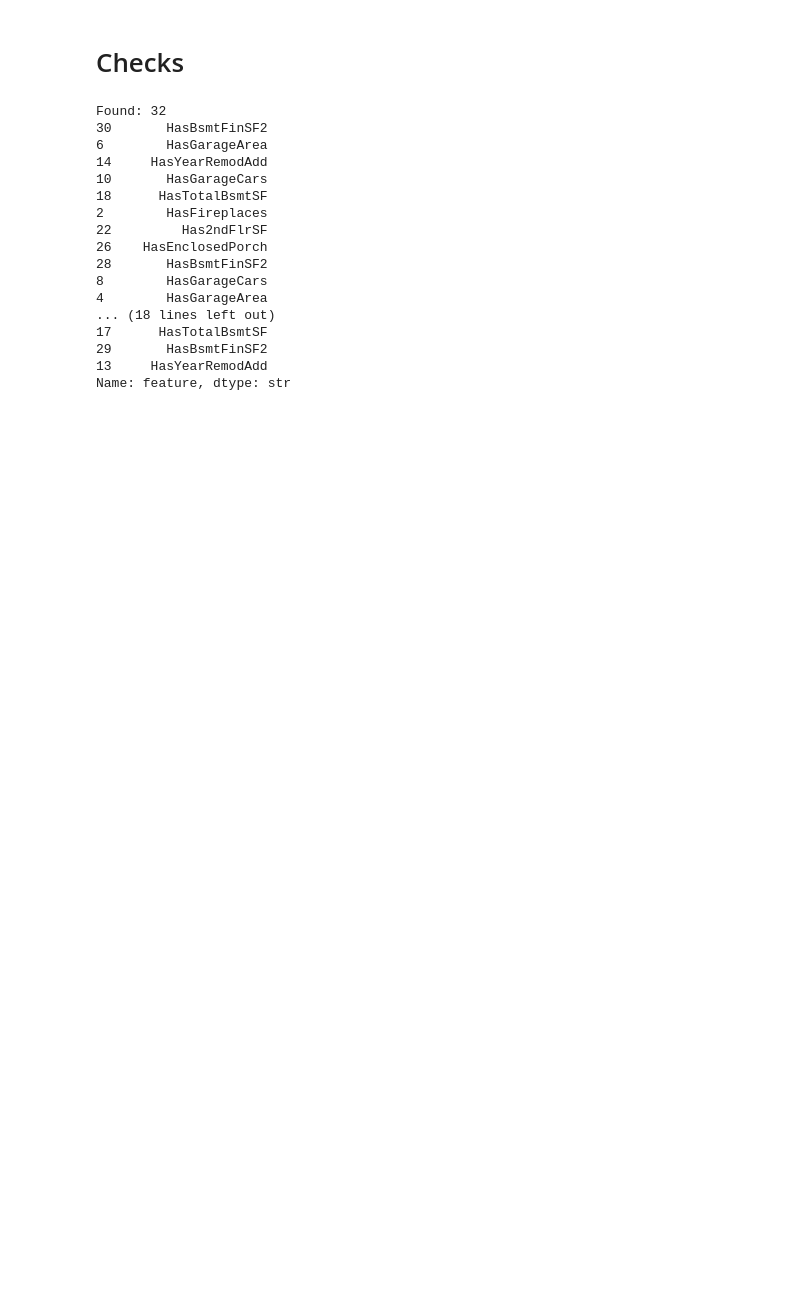
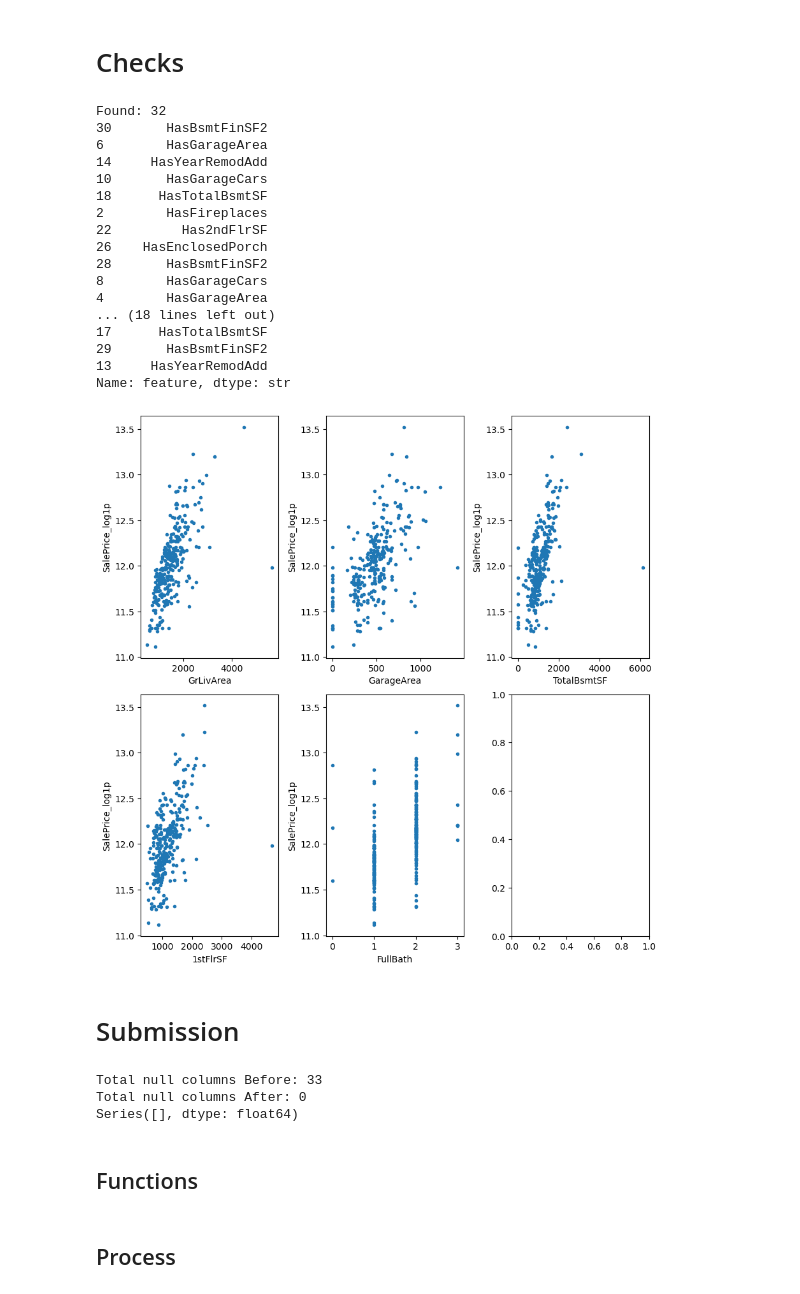
Before and after one commit to javrudsky/machine_learning, a Jupyter notebook: kaggle/housing/housing_v2.ipynb, the cells around one changed output. Drawn from its saved outputs; the diff is of its cells as text; code cells hidden in the pictures; blank space fills up the shorter version.

```diff
--- a/kaggle/housing/housing_v2.ipynb
+++ b/kaggle/housing/housing_v2.ipynb
@@ -2807,3 +3014,39 @@ Found: 32
 29       HasBsmtFinSF2
 13     HasYearRemodAdd
 Name: feature, dtype: str
+# %%
+X, Y, Y_orig,  X_test, Y_test = split_train_test_data()
+
+# show_distribution(pd.DataFrame(Y_test, columns=[LOGP_TARGET_COL]), features=[LOGP_TARGET_COL])
+# show_distribution(pd.DataFrame(Y, columns=[LOGP_TARGET_COL]), features=[LOGP_TARGET_COL])
+# df = pd.DataFrame({
+#     "Y_test": Y_test,
+#     "Y": Y
+# })
+# df.describe()
+
+df = X_test.join(Y_test)
+
+show_target_pairplot(df, ["GrLivArea", "GarageArea", "TotalBsmtSF", "1stFlrSF", "FullBath"], LOGP_TARGET_COL)
+# %% [output]
+[figure, added]
+# %% [markdown]
+# Submission
+# %%
+dft = df_raw_data.copy()
+dfs = pd.read_csv("./data/test.csv")
+
+
+# print(dft[dft.columns[(dft.isnull().sum() > 0).values]].isnull().sum())
+# println()
+# print(dfs[dfs.columns[(dfs.isnull().sum() > 0).values]].isnull().sum())
+# println()
+dfs = fix_nulls(dfs, X)
+print(dfs[dfs.columns[(dfs.isnull().sum() > 0).values]].isnull().sum())
+#dfs
+# %% [output]
+Total null columns Before: 33
+Total null columns After: 0
+Series([], dtype: float64)
+# %% [markdown]
+## Functions
@@ -2809,0 +3058,2 @@ Name: feature, dtype: str
+# %% [markdown]
+## Process
```
Also changed, not shown: parts of 24 cells of this notebook, 2 other files.
